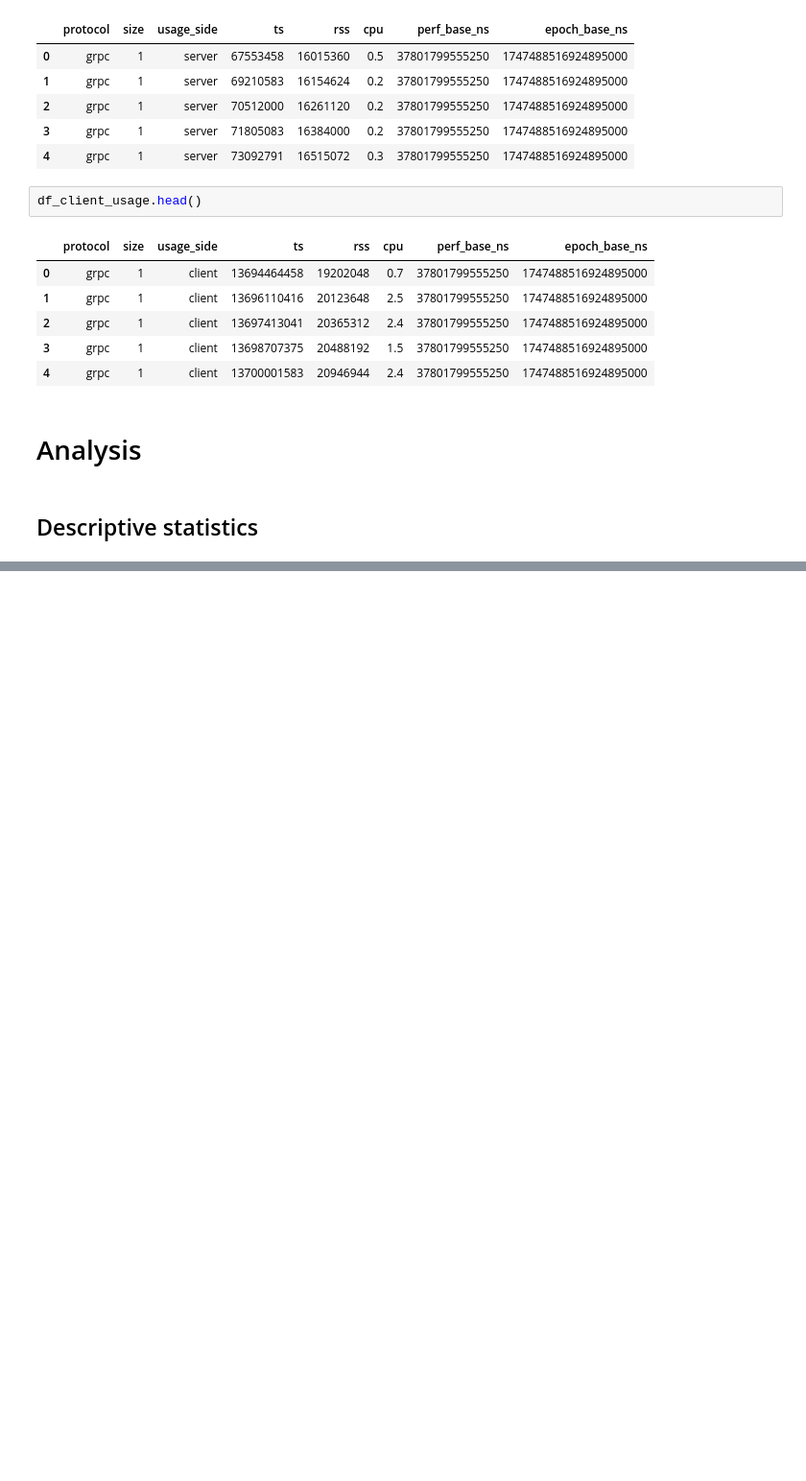
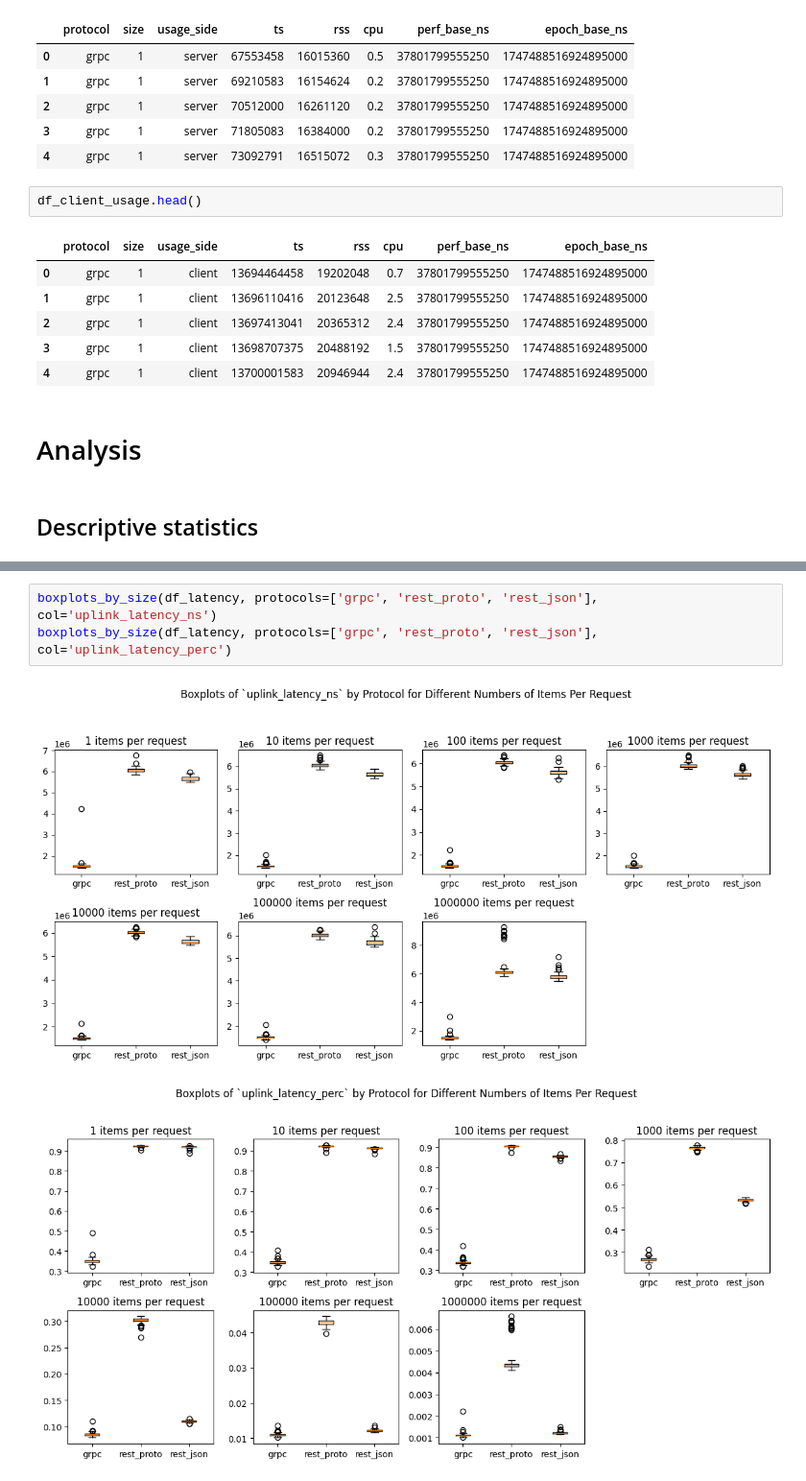
Before and after one commit to haochencoding/benchmark_grpc_proto_rest_json, a Jupyter notebook: data_analysis.ipynb, the cells around one changed output, grey strips where cells are left out. Shown at 96% size. Drawn from its saved outputs; the diff is of its cells as text; blank space fills up the shorter version.

```diff
--- a/data_analysis.ipynb
+++ b/data_analysis.ipynb
@@ -292,0 +184,6 @@ boxplots_by_size(df_latency, protocols=['grpc', 'rest_proto', 'rest_json'], col=
+# %%
+boxplots_by_size(df_latency, protocols=['grpc', 'rest_proto', 'rest_json'], col='uplink_latency_ns')
+boxplots_by_size(df_latency, protocols=['grpc', 'rest_proto', 'rest_json'], col='uplink_latency_perc')
+# %% [output]
+[figure, added]
+[figure, added]
```
Also changed, not shown: parts of 64 cells of this notebook, 1 other file.
